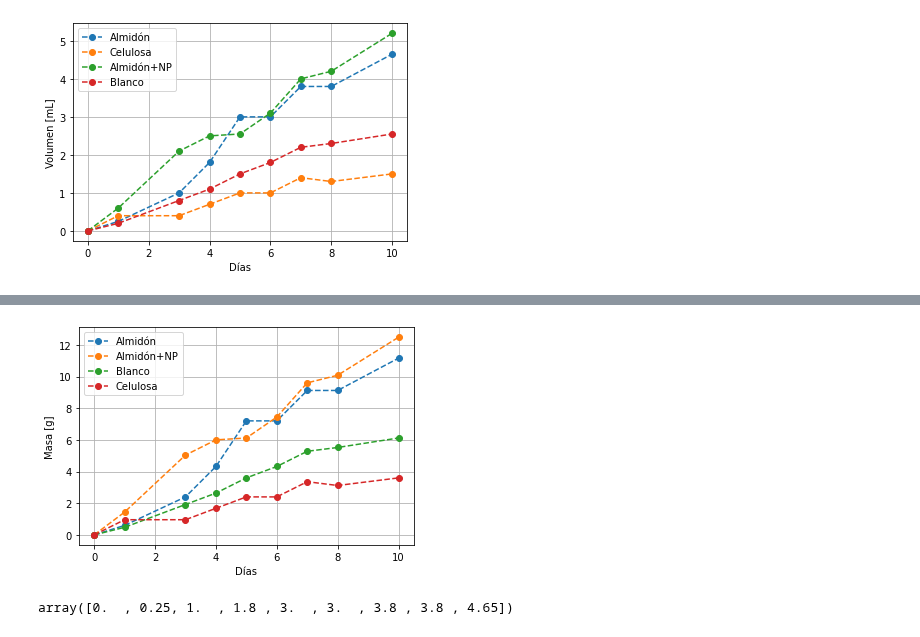
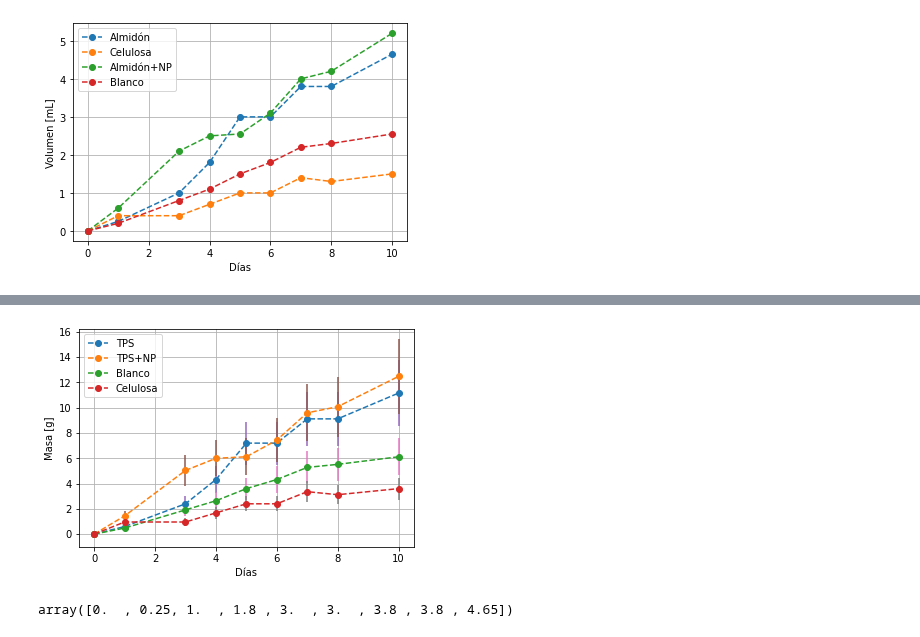
Before and after one commit to fyulita/laboratorio-6-y-7, a Jupyter notebook: Titulacion/segunda_medicion.ipynb, the cells around one changed output, grey strips where cells are left out. Cells and saved outputs as stored; diff of their text form; code cells hidden in the pictures.

```diff
--- a/Titulacion/segunda_medicion.ipynb
+++ b/Titulacion/segunda_medicion.ipynb
@@ -48,19 +69,38 @@ plt.show()
 # %%
 def gramos(x):#meter el volumen de la diferencia
     return x*0.5*0.5*44/5
+# %%
+#INCERTEZAS
+sigma_C_NaOH=((0.1*0.1/1)**2 + (0.1*10*0.1/(1**2))**2)**0.5
+
+sigma_C_HCl= ( (5/10*sigma_C_NaOH)**2 + (0.1/10)**2 + (5*0.1/100)**2   )**0.5
+
+def error_g(V):
+    A=0.5*0.5*44/5
+    B=V*0.5*44/5
+    C=V*0.5*44/5
+    D=V*0.5*0.5*44/25
+
+    sigma_V_NaOH=0.01 #en L, sería tipo 500 mass menos 10mL
+
+    return ( (A*0.1)**2 + (B*sigma_C_HCl)**2  + (C*sigma_V_NaOH)**2 + (D*0.1)**2 )**0.5
 # %%
-plt.plot(x,gramos(DV_1)*24/22,'o--',label='Almidón')
-plt.plot(x,gramos(DV_3)*24/22,'o--',label='Almidón+NP')
-plt.plot(x,gramos(DV_4)*24/22,'o--',label='Blanco')
-plt.plot(x,gramos(DV_2)*24/22,'o--',label='Celulosa')
+plt.plot(x,gramos(DV_1)*24/22,'o--',label='TPS',zorder=4)
+plt.plot(x,gramos(DV_3)*24/22,'o--',label='TPS+NP',zorder=4)
+plt.plot(x,gramos(DV_4)*24/22,'o--',label='Blanco',zorder=4)
+plt.plot(x,gramos(DV_2)*24/22,'o--',label='Celulosa',zorder=4)
+plt.errorbar(x, gramos(DV_1)*24/22, yerr=error_g(gramos(DV_1)*24/22), fmt='.')
+plt.errorbar(x, gramos(DV_3)*24/22, yerr=error_g(gramos(DV_3)*24/22), fmt='.')
+plt.errorbar(x, gramos(DV_4)*24/22, yerr=error_g(gramos(DV_4)*24/22), fmt='.')
+plt.errorbar(x, gramos(DV_2)*24/22, yerr=error_g(gramos(DV_2)*24/22), fmt='.')
 plt.legend()
 plt.grid(True)
 plt.xlabel('Días')
 plt.ylabel('Masa [g]')
 plt.savefig('titulacion-segunda_medicion.png')
 plt.show()
 # %% [output]
-[figure, old version]
+[figure, new version]
 # %%
 DV_1
 # %% [output]
```
Also changed, not shown: parts of 2 cells of this notebook, 8 other files.
